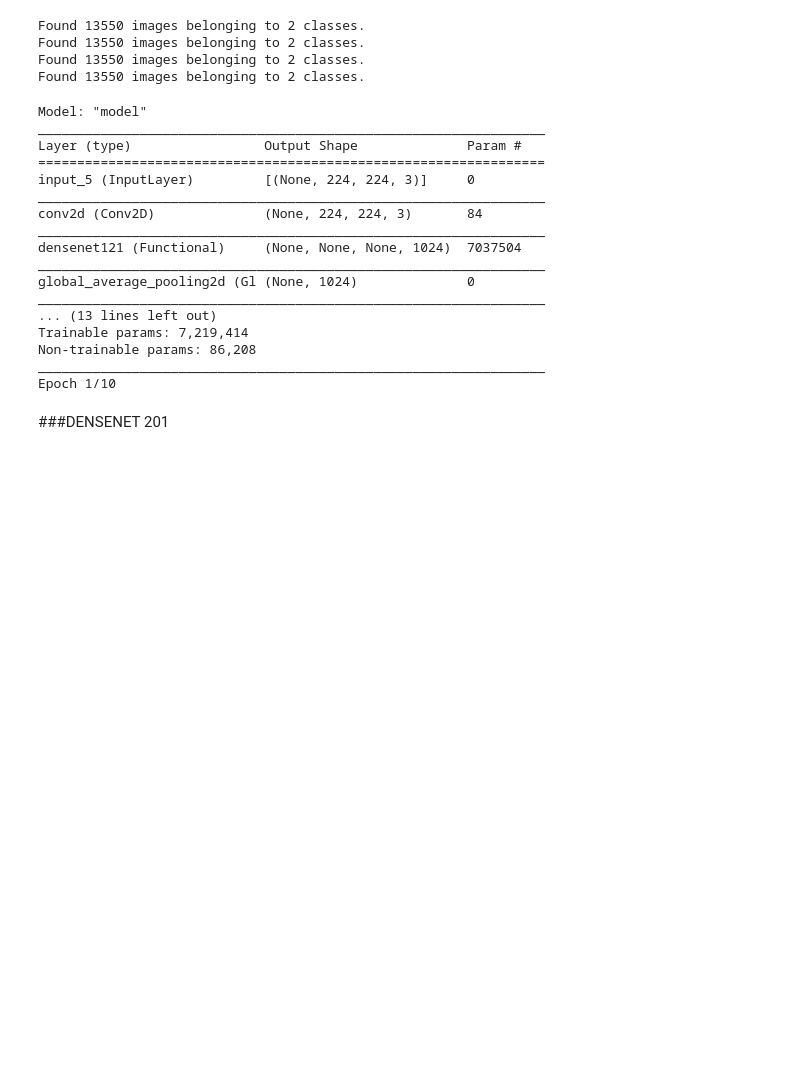
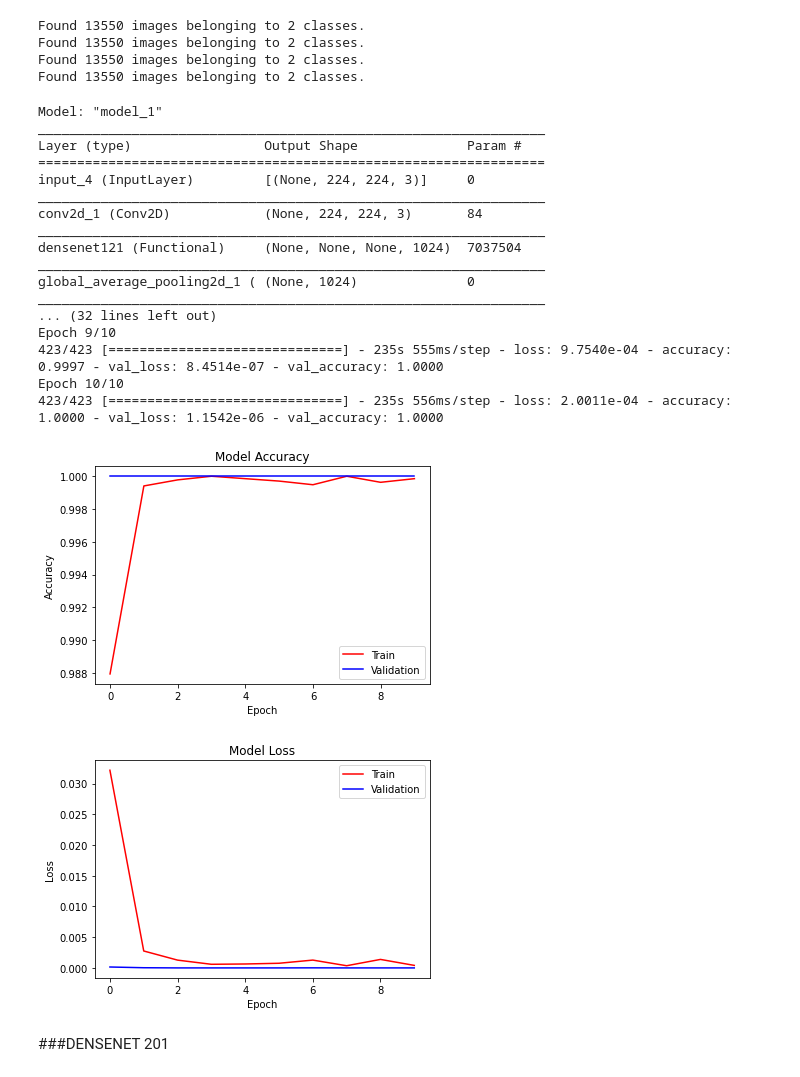
Before and after one commit to tugbargn/Machine-Learning-, a Jupyter notebook: Densenet_son.ipynb, the cells around one changed output. Cells and saved outputs as stored; diff of their text form; code cells hidden in the pictures; blank space fills up the shorter version.

```diff
--- a/Densenet_son.ipynb
+++ b/Densenet_son.ipynb
@@ -98,40 +99,55 @@ def build_densenet121():
     x = Dropout(0.5)(x)
 
     # multi output
     output = Dense(2,activation = 'softmax', name='root')(x)
 
 
     # model
     model = Model(input,output)
 
     optimizer = Adam(lr=0.002, beta_1=0.9, beta_2=0.999, epsilon=0.1, decay=0.0)
     model.compile(loss='categorical_crossentropy', optimizer=optimizer, metrics=['accuracy'])
     model.summary()
     history = model.fit(train_generator,
                     steps_per_epoch=STEP_SIZE_TRAIN,
                     epochs=10,
                     validation_data=validation_generator,
                     validation_steps=STEP_SIZE_VALID)
+    plt.plot(history.history['accuracy'],color = 'red')
+    plt.plot(history.history['val_accuracy'],color = 'blue')
+    plt.title('Model Accuracy')
+    plt.ylabel('Accuracy')
+    plt.xlabel('Epoch')
+    plt.legend(['Train','Validation'], loc = 'best')
+    plt.show()
 
+    plt.plot(history.history['loss'],color = 'red')
+    plt.plot(history.history['val_loss'],color = 'blue')
+    plt.title('Model Loss')
+    plt.ylabel('Loss')
+    plt.xlabel('Epoch')
+    plt.legend(['Train','Validation'],loc = 'best')
+    plt.show()
     return model
 
 model=build_densenet121()
-y_pred = model.predict(test_generator)
 # %% [output]
-Model: "model"
+Model: "model_1"
 _________________________________________________________________
 Layer (type)                 Output Shape              Param #
 =================================================================
-input_5 (InputLayer)         [(None, 224, 224, 3)]     0
+input_4 (InputLayer)         [(None, 224, 224, 3)]     0
 _________________________________________________________________
-conv2d (Conv2D)              (None, 224, 224, 3)       84
+conv2d_1 (Conv2D)            (None, 224, 224, 3)       84
 _________________________________________________________________
 densenet121 (Functional)     (None, None, None, 1024)  7037504
 _________________________________________________________________
-global_average_pooling2d (Gl (None, 1024)              0
+global_average_pooling2d_1 ( (None, 1024)              0
 _________________________________________________________________
-... (13 lines left out)
-Trainable params: 7,219,414
-Non-trainable params: 86,208
-_________________________________________________________________
-Epoch 1/10
+... (32 lines left out)
+Epoch 9/10
+423/423 [==============================] - 235s 555ms/step - loss: 9.7540e-04 - accuracy: 0.9997 - val_loss: 8.4514e-07 - val_accuracy: 1.0000
+Epoch 10/10
+423/423 [==============================] - 235s 556ms/step - loss: 2.0011e-04 - accuracy: 1.0000 - val_loss: 1.1542e-06 - val_accuracy: 1.0000
+[figure, added]
+[figure, added]
```
Also changed, not shown: parts of 6 cells of this notebook.
